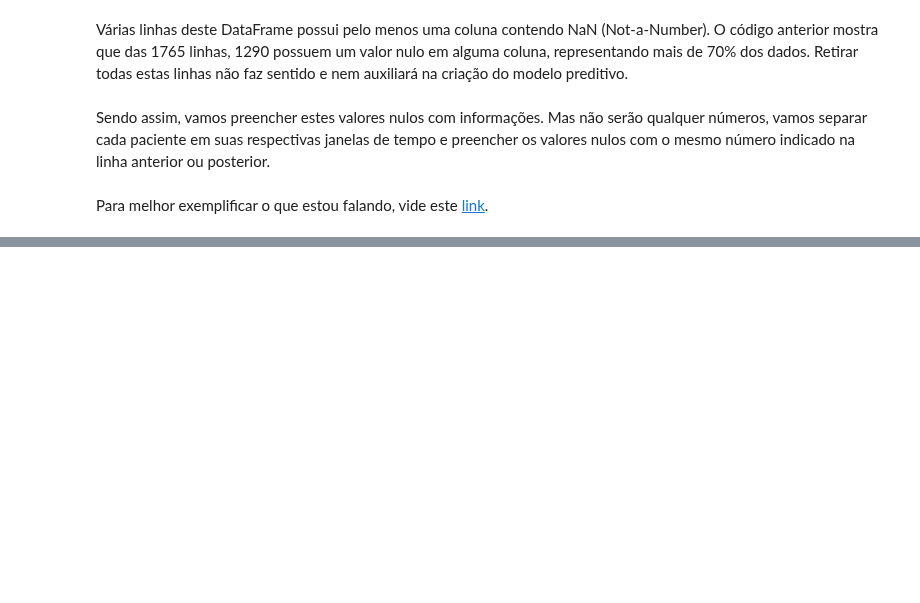
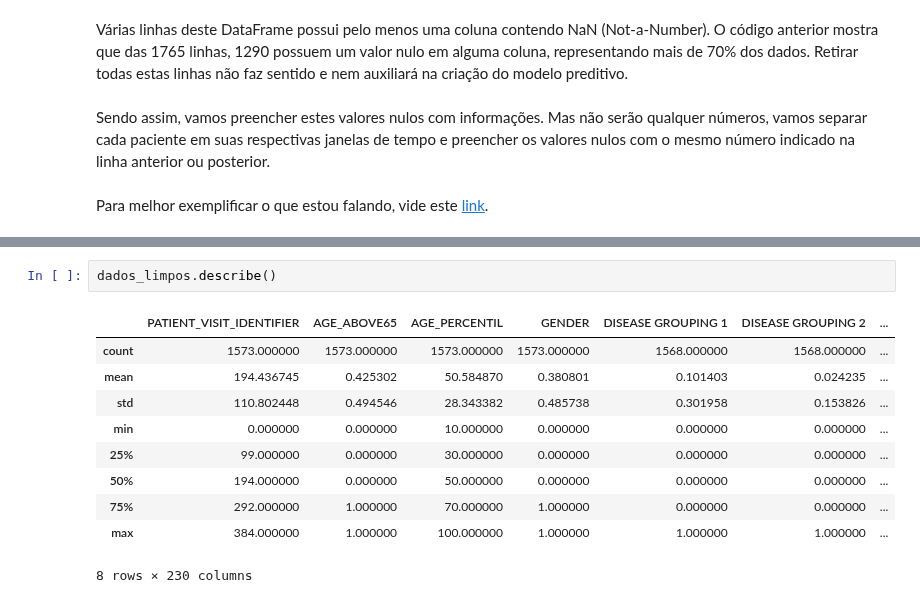
Before and after one commit to VitorFRodrigues/Data-Science-Bootcamp, a Jupyter notebook: Proj05_final/Notebook/Bootcamp_Proj_05.ipynb, the cells around one changed output, grey strips where cells are left out. Drawn from its saved outputs; the diff is of its cells as text; blank space fills up the shorter version.

```diff
--- a/Proj05_final/Notebook/Bootcamp_Proj_05.ipynb
+++ b/Proj05_final/Notebook/Bootcamp_Proj_05.ipynb
@@ -235,0 +328,13 @@ Sendo assim, vamos preencher estes valores nulos com informações. Mas não ser
+# %%
+dados_limpos.describe()
+# %% [output]
+|  | PATIENT_VISIT_IDENTIFIER | AGE_ABOVE65 | AGE_PERCENTIL | GENDER | DISEASE GROUPING 1 | DISEASE GROUPING 2 | ... |
+| count | 1573.000000 | 1573.000000 | 1573.000000 | 1573.000000 | 1568.000000 | 1568.000000 | ... |
+| mean | 194.436745 | 0.425302 | 50.584870 | 0.380801 | 0.101403 | 0.024235 | ... |
+| std | 110.802448 | 0.494546 | 28.343382 | 0.485738 | 0.301958 | 0.153826 | ... |
+| min | 0.000000 | 0.000000 | 10.000000 | 0.000000 | 0.000000 | 0.000000 | ... |
+| 25% | 99.000000 | 0.000000 | 30.000000 | 0.000000 | 0.000000 | 0.000000 | ... |
+| 50% | 194.000000 | 0.000000 | 50.000000 | 0.000000 | 0.000000 | 0.000000 | ... |
+| 75% | 292.000000 | 1.000000 | 70.000000 | 1.000000 | 0.000000 | 0.000000 | ... |
+| max | 384.000000 | 1.000000 | 100.000000 | 1.000000 | 1.000000 | 1.000000 | ... |
+8 rows × 230 columns
```
Also changed, not shown: parts of 19 cells of this notebook.
